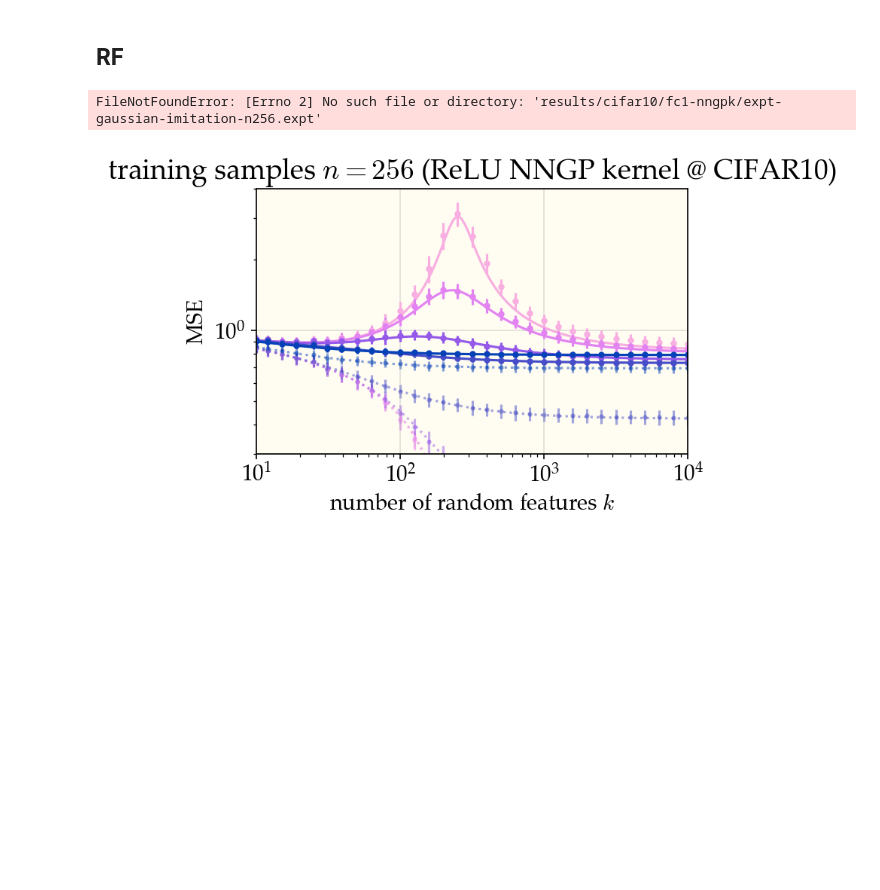
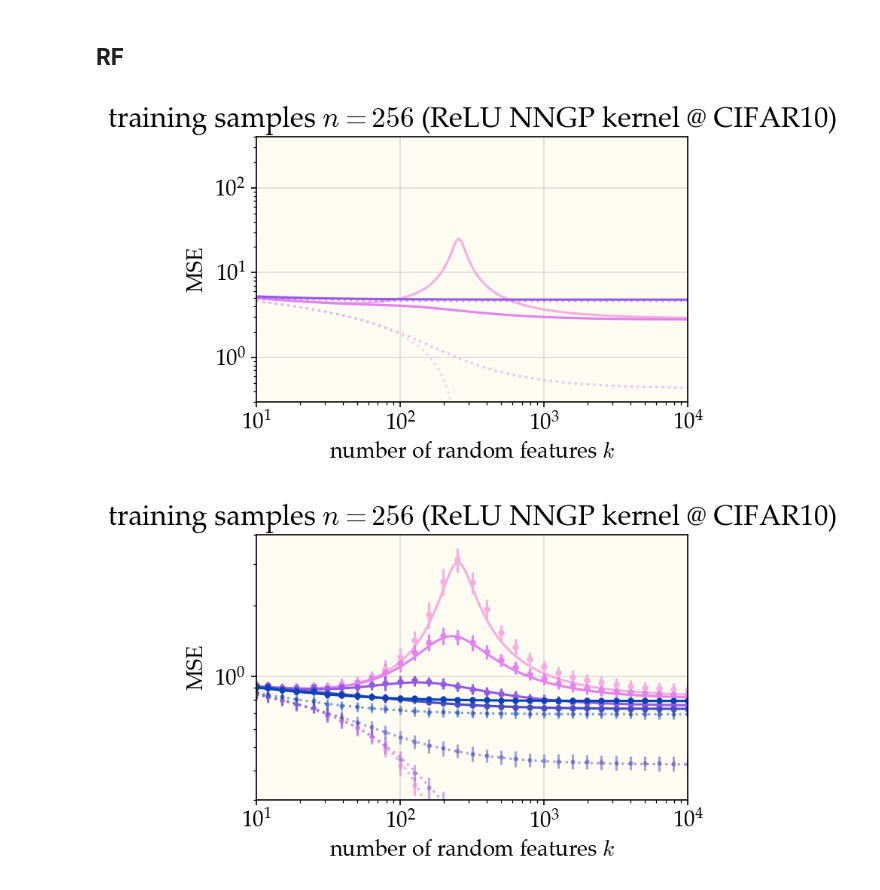
Before and after one commit to dkarkada/more-is-better, a Jupyter notebook: powerlaws.ipynb, the cells around one changed output. Saved outputs shown, nothing was run; the diff lists cells and outputs as text; code cells hidden in the pictures; blank space fills up the shorter version.

```diff
--- a/powerlaws.ipynb
+++ b/powerlaws.ipynb
@@ -65,59 +65,59 @@ plt.show()
 ## RF
 # %%
 work_dir = f"results/cifar10/fc1-nngpk"
-expt = ExperimentResults.load(f"{work_dir}/expt-gaussian-imitation-n256.expt")
+# expt = ExperimentResults.load(f"{work_dir}/expt-gaussian-imitation-n256.expt")
 theory = ExperimentResults.load(f"{work_dir}/theory-gaussian-imitation-n256.expt")
 M = 30000
 n = 256
 
 fig = plt.figure(figsize=(5,3.6))
 
-ridges = expt.get_axis("ridge")
+ridges = theory.get_axis("ridge")
 
 for i, ridge in enumerate(ridges):
     color = get_color(i)
 
-    kk = expt.get_axis("k")
-    expt_train_mse, err = expt.get(stats_axis='trial', n=256, ridge=ridge, result="train_mse")
-    plt.errorbar(kk, expt_train_mse, yerr=err, ls='none', marker='.', markersize=6,
-                 markeredgewidth=0, color=color, alpha=0.5, zorder=0)
+    # kk = expt.get_axis("k")
+    # expt_train_mse, err = expt.get(stats_axis='trial', n=256, ridge=ridge, result="train_mse")
+    # plt.errorbar(kk, expt_train_mse, yerr=err, ls='none', marker='.', markersize=6,
+    #              markeredgewidth=0, color=color, alpha=0.5, zorder=0)
 
-    expt_test_mse, err = expt.get(stats_axis='trial', n=256, ridge=ridge, result="test_mse")
-    plt.errorbar(kk, expt_test_mse, yerr=err, ls='none', color=color, marker='.', markersize=6)
+    # expt_test_mse, err = expt.get(stats_axis='trial', n=256, ridge=ridge, result="test_mse")
+    # plt.errorbar(kk, expt_test_mse, yerr=err, ls='none', color=color, marker='.', markersize=6)
 
     kk = theory.get_axis("k")
     kappa = theory.get(n=256, ridge=ridge, result="kappa")
     theory_test_mse = theory.get(n=256, ridge=ridge, result="test_mse")
     theory_train_mse = theory_test_mse * (ridge / (n * kappa))**2
     theory_test_mse = (M * theory_test_mse - n * theory_train_mse) / (M-n)
     theory_train_mse = theory_test_mse * (ridge / (n * kappa))**2
     plt.plot(kk, theory_train_mse, ls=":", color=color, alpha=0.5)
     plt.plot(kk, theory_test_mse, color=color,
              label=f"$\\delta=10^{{{np.log10(ridge)}}}$")
 
 plt.xscale('log')
 plt.yscale('log')
 plt.xlabel('number of random features $k$')
 plt.ylabel('MSE')
-plt.ylim(3e-1,4e0)
+plt.ylim(3e-1,4e2)
 plt.xlim(1e1,1e4)
 plt.title("training samples $n=256$ (ReLU NNGP kernel @ CIFAR10)")
 # ridge_legend = plt.legend()
 # plt.gca().add_artist(ridge_legend)
 # plt.legend(
 #         (
 #             Line2D([0], [0], color='xkcd:navy', alpha=.75, ls=":"),
 #             Line2D([0], [0], color='xkcd:navy', alpha=.75, ls="-"),),
 #         (
 #             "train",
 #             "test",),
 #         loc='lower left',
 #     )
 plt.grid(alpha=0.4)
 plt.tight_layout()
 plt.savefig("relu-nngp-cifar10-rfkrr-256.pdf")
 # %% [output]
-FileNotFoundError: [Errno 2] No such file or directory: 'results/cifar10/fc1-nngpk/expt-gaussian-imitation-n256.expt'
+[figure, added]
 # %%
 work_dir = f"results/cifar10/fc1-nngpk"
 expt = ExperimentResults.load(f"{work_dir}/expt-n256.expt")
```
Also changed, not shown: 2 other files.
